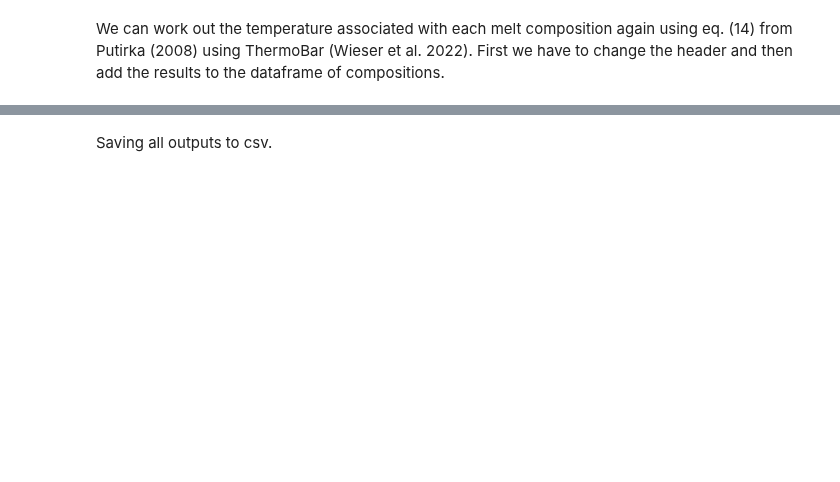
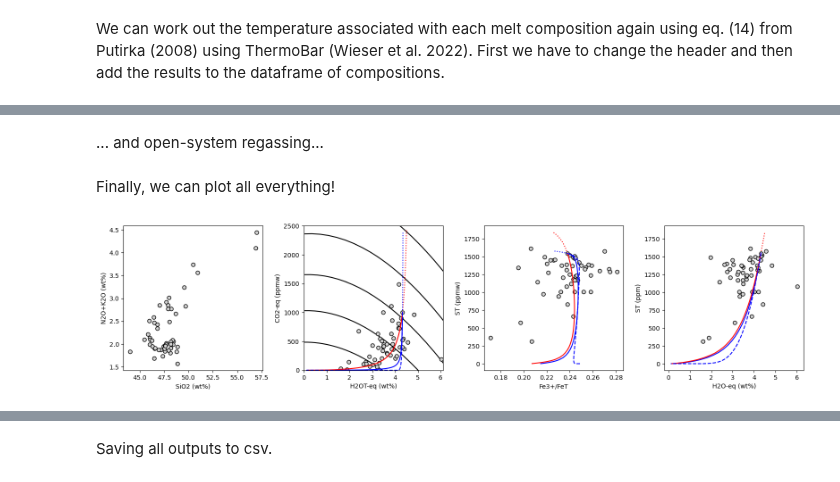
Before and after one commit to eryhughes/VolFe, a Jupyter notebook: docs/Examples/5a marianas.ipynb, the cells around one changed output, grey strips where cells are left out. Cells and saved outputs as stored; diff of their text form; code cells hidden in the pictures; blank space fills up the shorter version.

```diff
--- a/docs/Examples/5a marianas.ipynb
+++ b/docs/Examples/5a marianas.ipynb
@@ -576,9 +82,10 @@ my_models = [['COH_species','H2O-CO2 only']]
 # turn "my_models" to dataframe with correct column headers and indexes
 my_models = vf.make_df_and_add_model_defaults(my_models)
 # calculate isobars for Ala01-16A which is run 29 in the csv starting at 1000 bars, ending at 4000 bars at 1000 bar intervals
-isobars = vf.calc_isobar(my_analyses,run=29,models=my_models,initial_P=1000.,final_P=4000.,step_P=1000.)
+isobars = vf.calc_isobar(my_analyses,run=29,models=my_models,initial_P=1000.,final_P=5000.,step_P=1000.)
 # split into each pressure for plotting
 isobar1000 = isobars[isobars["P_bar"]==1000.]
 isobar2000 = isobars[isobars["P_bar"]==2000.]
 isobar3000 = isobars[isobars["P_bar"]==3000.]
 isobar4000 = isobars[isobars["P_bar"]==4000.]
+isobar5000 = isobars[isobars["P_bar"]==5000.]
@@ -1054,4 +138,4 @@ my_models = [['gassing_style','open']]
 # turn to dataframe with correct column headers and indexes
 my_models = vf.make_df_and_add_model_defaults(my_models)
 
-degassing_open = vf.calc_gassing(my_analyses,run=29,models=my_models,dp_step=1.,)
+degassing_open = vf.calc_gassing(my_analyses,run=29,models=my_models)
@@ -1428,0 +142,60 @@ fig.show()
+# %% [markdown]
+... and open-system regassing...
+# %%
+# change just the "COH_species" option to "H2O-CO2 only"
+my_models = [['gassing_style','open'],['gassing_direction','regas']]
+
+# turn to dataframe with correct column headers and indexes
+my_models = vf.make_df_and_add_model_defaults(my_models)
+
+regassing_open = vf.calc_gassing(my_analyses,run=29,models=my_models)
+# %% [markdown]
+Finally, we can plot all everything!
+# %%
+fig, (ax1,ax2,ax3,ax4) = plt.subplots(1, 4, figsize=(16,4))
+
+# TAS
+ax1.plot(my_analyses['SiO2'], my_analyses['K2O']+my_analyses['Na2O'],'ok', mfc='lightgrey')
+ax1.set_ylabel('N2O+K2O (wt%)')
+ax1.set_xlabel('SiO2 (wt%)')
+
+# H2O-CO2
+ax2.plot(isobar1000["H2O_wtpc"], isobar1000["CO2_ppm"], '-k')
+ax2.plot(isobar2000["H2O_wtpc"], isobar2000["CO2_ppm"], '-k')
+ax2.plot(isobar3000["H2O_wtpc"], isobar3000["CO2_ppm"], '-k')
+ax2.plot(isobar4000["H2O_wtpc"], isobar4000["CO2_ppm"], '-k')
+ax2.plot(isobar5000["H2O_wtpc"], isobar5000["CO2_ppm"], '-k')
+ax2.plot(my_analyses['H2O'], my_analyses['CO2ppm'], 'ok', mfc='lightgrey')
+ax2.plot(degassing_closed_1['H2OT-eq_wtpc'], degassing_closed_1['CO2T-eq_ppmw'], '-b')
+ax2.plot(degassing_closed_2['H2OT-eq_wtpc'], degassing_closed_2['CO2T-eq_ppmw'], '-r')
+ax2.plot(regassing_closed_2['H2OT-eq_wtpc'], regassing_closed_2['CO2T-eq_ppmw'], ':r')
+ax2.plot(regassing_open['H2OT-eq_wtpc'], regassing_open['CO2T-eq_ppmw'], ':b')
+ax2.plot(degassing_open['H2OT-eq_wtpc'], degassing_open['CO2T-eq_ppmw'], '--b')
+ax2.set_xlabel('H2OT-eq (wt%)')
+ax2.set_ylabel('CO2-eq (ppmw)')
+ax2.set_ylim([0,2500])
+ax2.set_xlim([0,6.1])
+
+# Fe3+/FeT-ST
+ax3.plot(my_analyses['Fe3FeT'], my_analyses['STppm'], 'ok', mfc='lightgrey')
+ax3.plot(degassing_closed_1['Fe3+/FeT'], degassing_closed_1['ST_ppmw'], '-b')
+ax3.plot(degassing_closed_2['Fe3+/FeT'], degassing_closed_2['ST_ppmw'], '-r')
+ax3.plot(regassing_closed_2['Fe3+/FeT'], regassing_closed_2['ST_ppmw'], ':r')
+ax3.plot(regassing_open['Fe3+/FeT'], regassing_open['ST_ppmw'], ':b')
+ax3.plot(degassing_open['Fe3+/FeT'], degassing_open['ST_ppmw'], '--b')
+ax3.set_xlabel('Fe3+/FeT')
+ax3.set_ylabel('ST (ppmw)')
+
+
+# H2O-ST
+ax4.plot(my_analyses['H2O'], my_analyses['STppm'], 'ok', mfc='lightgrey')
+ax4.plot(degassing_closed_1['H2OT-eq_wtpc'], degassing_closed_1['ST_ppmw'], '-b')
+ax4.plot(degassing_closed_2['H2OT-eq_wtpc'], degassing_closed_2['ST_ppmw'], '-r')
+ax4.plot(regassing_closed_2['H2OT-eq_wtpc'], regassing_closed_2['ST_ppmw'], ':r')
+ax4.plot(regassing_open['H2OT-eq_wtpc'], regassing_open['ST_ppmw'], ':b')
+ax4.plot(degassing_open['H2OT-eq_wtpc'], degassing_open['ST_ppmw'], '--b')
+ax4.set_xlabel('H2O-eq (wt%)')
+ax4.set_ylabel('ST (ppm)')
+fig.tight_layout(pad=1.0)
+# %% [output]
+[figure, added]
```
Also changed, not shown: parts of 36 cells of this notebook.
